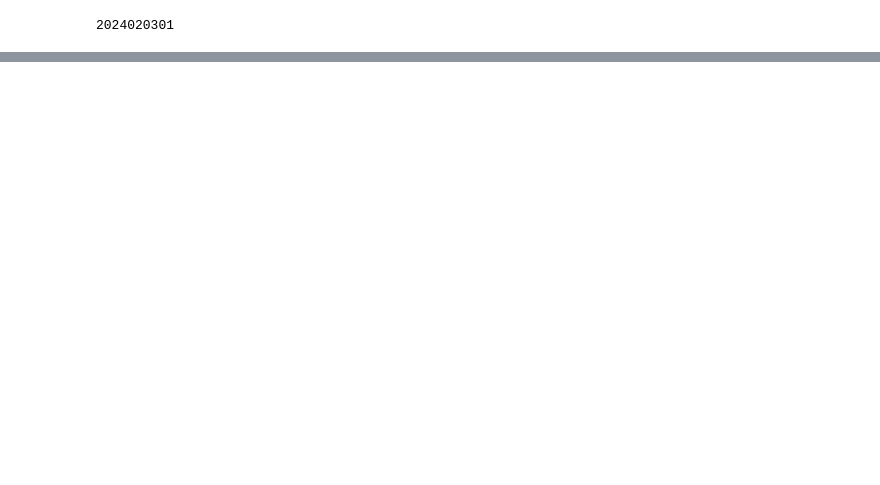
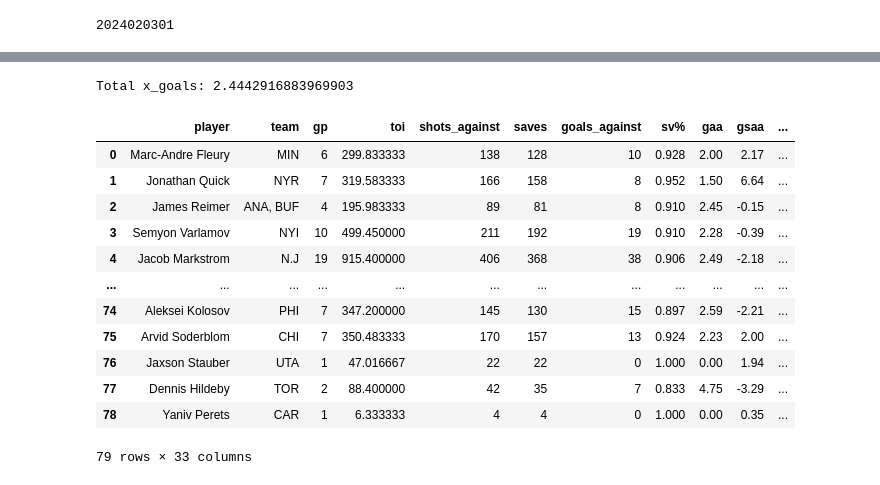
Before and after one commit to bwista/accurateshothelper, a Jupyter notebook: xgm_model_01.ipynb, the cells around one changed output, grey strips where cells are left out. Cells and saved outputs as stored; diff of their text form; code cells hidden in the pictures; blank space fills up the shorter version.

```diff
--- a/xgm_model_01.ipynb
+++ b/xgm_model_01.ipynb
@@ -1630,0 +1472,39 @@ final_lineup_stats['x_goals'].sum()
+# %%
+def attach_xgoals_as_combined_object(lineup_stats_df: pd.DataFrame) -> dict:
+    """
+    Returns a dictionary containing the lineup stats DataFrame and the x_goals sum.
+
+    Args:
+        lineup_stats_df (pd.DataFrame): DataFrame containing player statistics, including 'x_goals'.
+
+    Returns:
+        dict: A dictionary with keys 'lineup_stats' and 'x_goals_sum'.
+    """
+    x_goals_sum = lineup_stats_df['x_goals'].sum()
+    return {
+        'lineup_stats': lineup_stats_df,
+        'x_goals_sum': x_goals_sum
+    }
+
+# Usage Example:
+final_lineup_stats_combined = attach_xgoals_as_combined_object(final_lineup_stats)
+final_lineup_stats_combined['lineup_stats']
+print(f"Total x_goals: {final_lineup_stats_combined['x_goals_sum']}")
+# %% [output]
+Total x_goals: 2.4442916883969903
+# %%
+goalie_stats_df
+# %% [output]
+|  | player | team | gp | toi | shots_against | saves | goals_against | sv% | gaa | gsaa | ... |
+| 0 | Marc-Andre Fleury | MIN | 6 | 299.833333 | 138 | 128 | 10 | 0.928 | 2.00 | 2.17 | ... |
+| 1 | Jonathan Quick | NYR | 7 | 319.583333 | 166 | 158 | 8 | 0.952 | 1.50 | 6.64 | ... |
+| 2 | James Reimer | ANA, BUF | 4 | 195.983333 | 89 | 81 | 8 | 0.910 | 2.45 | -0.15 | ... |
+| 3 | Semyon Varlamov | NYI | 10 | 499.450000 | 211 | 192 | 19 | 0.910 | 2.28 | -0.39 | ... |
+| 4 | Jacob Markstrom | N.J | 19 | 915.400000 | 406 | 368 | 38 | 0.906 | 2.49 | -2.18 | ... |
+| ... | ... | ... | ... | ... | ... | ... | ... | ... | ... | ... | ... |
+| 74 | Aleksei Kolosov | PHI | 7 | 347.200000 | 145 | 130 | 15 | 0.897 | 2.59 | -2.21 | ... |
+| 75 | Arvid Soderblom | CHI | 7 | 350.483333 | 170 | 157 | 13 | 0.924 | 2.23 | 2.00 | ... |
+| 76 | Jaxson Stauber | UTA | 1 | 47.016667 | 22 | 22 | 0 | 1.000 | 0.00 | 1.94 | ... |
+| 77 | Dennis Hildeby | TOR | 2 | 88.400000 | 42 | 35 | 7 | 0.833 | 4.75 | -3.29 | ... |
+| 78 | Yaniv Perets | CAR | 1 | 6.333333 | 4 | 4 | 0 | 1.000 | 0.00 | 0.35 | ... |
+79 rows × 33 columns
```
Also changed, not shown: parts of 30 cells of this notebook.
